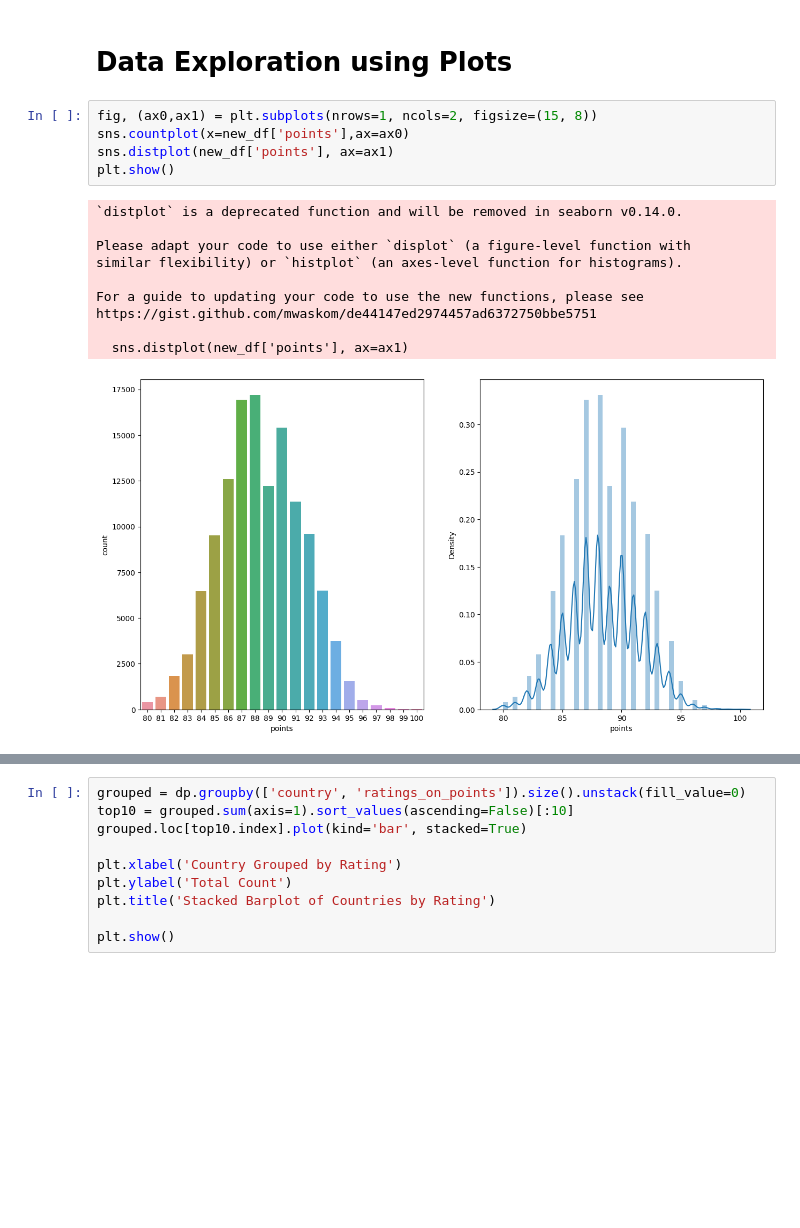
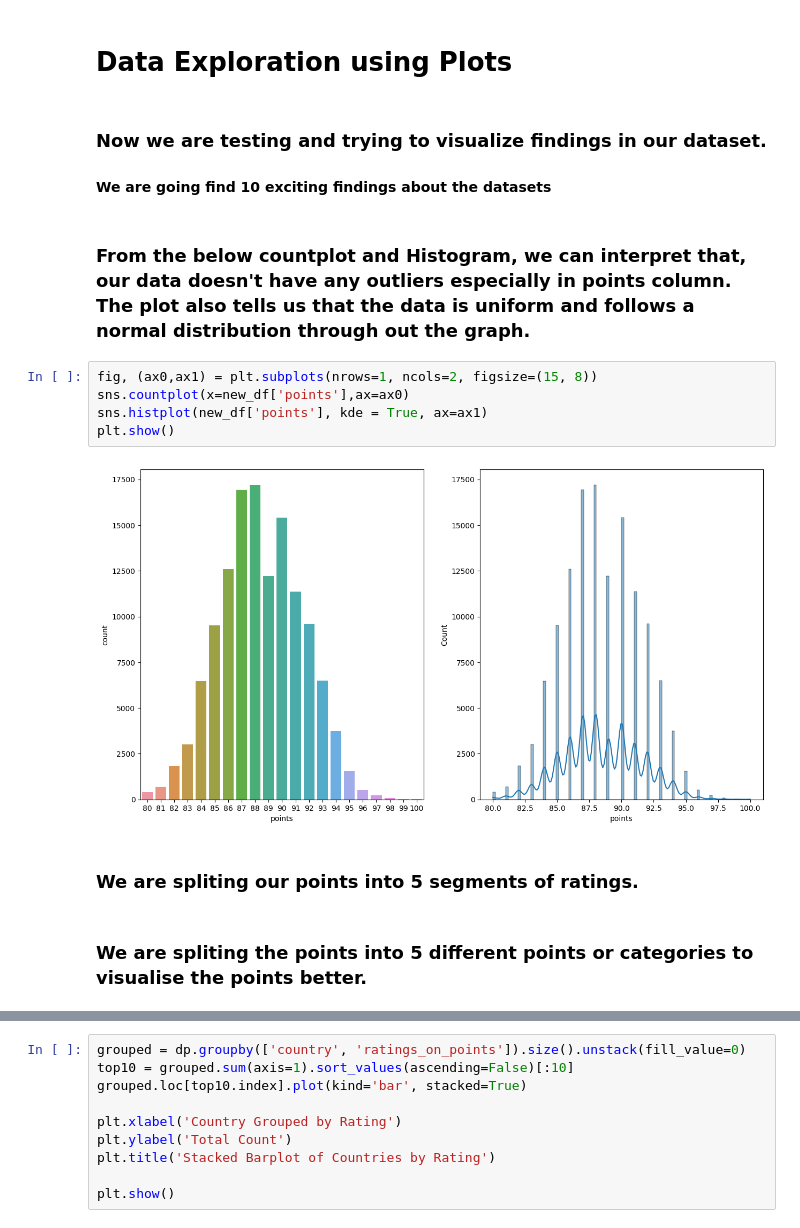
Before and after one commit to janmejoykar1807/KagglePracticeProject, a Jupyter notebook: Wine_Enthusiasts.ipynb, the cells around one changed output, grey strips where cells are left out. Cells and saved outputs as stored; diff of their text form; blank space fills up the shorter version.

```diff
--- a/Wine_Enthusiasts.ipynb
+++ b/Wine_Enthusiasts.ipynb
@@ -389,21 +425,22 @@ new_df.head()
 # %% [markdown]
 # Data Exploration using Plots
+# %% [markdown]
+### Now we are testing and trying to visualize findings in our dataset.
+
+#### We are going find 10 exciting findings about the datasets
+# %% [markdown]
+### From the below countplot and Histogram, we can interpret that, our data doesn't have any outliers especially in points column. The plot also tells us that the data is uniform and follows a normal distribution through out the graph.
 # %%
 fig, (ax0,ax1) = plt.subplots(nrows=1, ncols=2, figsize=(15, 8))
 sns.countplot(x=new_df['points'],ax=ax0)
-sns.distplot(new_df['points'], ax=ax1)
+sns.histplot(new_df['points'], kde = True, ax=ax1)
 plt.show()
 # %% [output]
-`distplot` is a deprecated function and will be removed in seaborn v0.14.0.
-
-Please adapt your code to use either `displot` (a figure-level function with
-similar flexibility) or `histplot` (an axes-level function for histograms).
-
-For a guide to updating your code to use the new functions, please see
-https://gist.github.com/mwaskom/de44147ed2974457ad6372750bbe5751
-
-  sns.distplot(new_df['points'], ax=ax1)
-[figure, old version]
+[figure, new version]
+# %% [markdown]
+### We are spliting our points into 5 segments of ratings.
+# %% [markdown]
+### We are spliting the points into 5 different points or categories to visualise the points better.
 # %%
 def transform_points(points):
     if points < 84:
```
Also changed, not shown: parts of 36 cells of this notebook.
